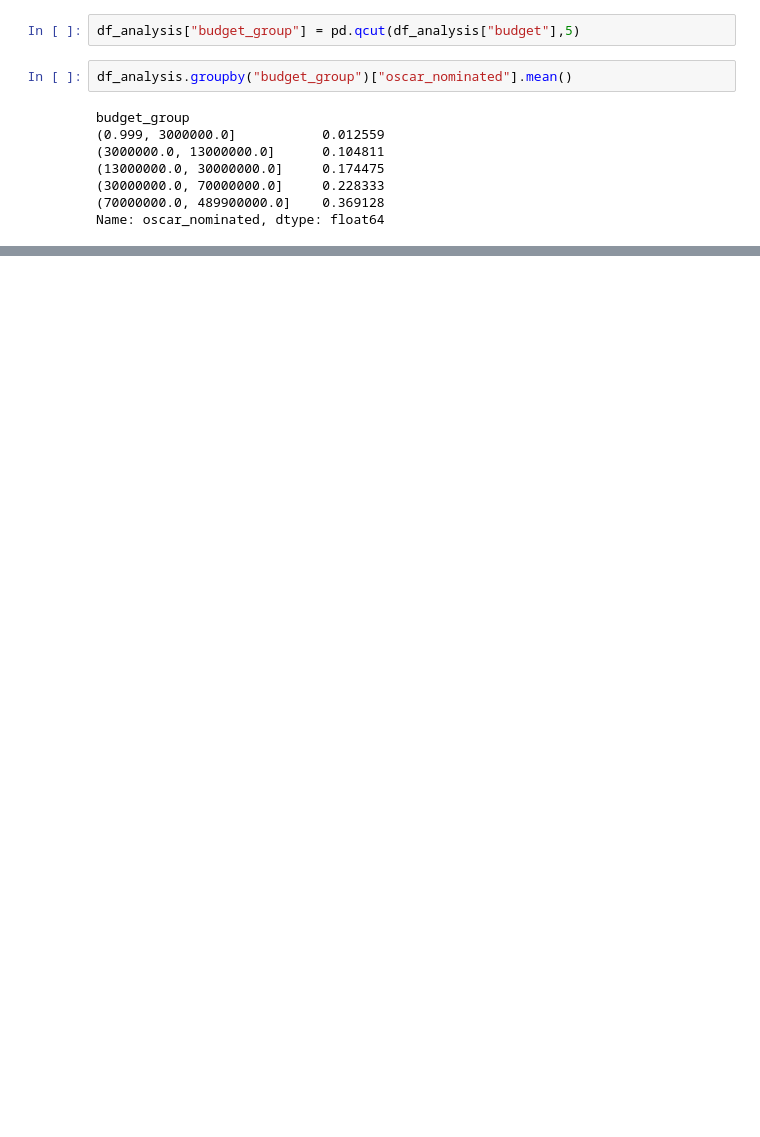
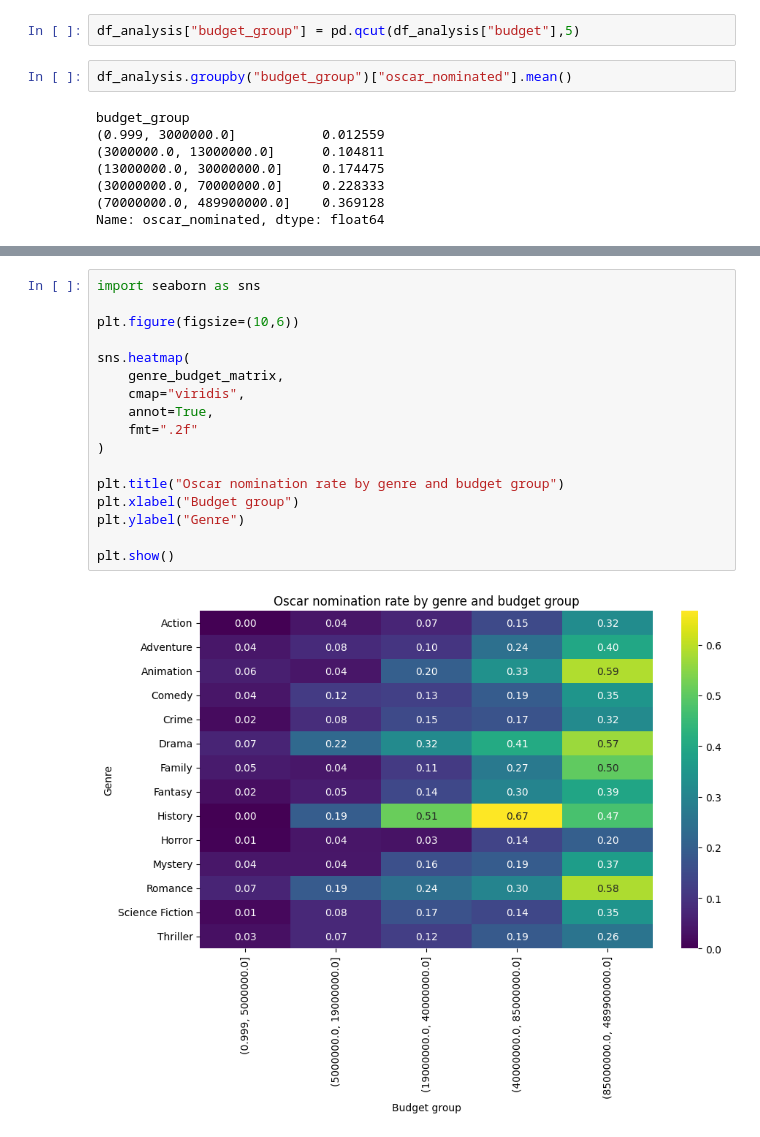
Before and after one commit to Babayaga069/ds_project, a Jupyter notebook: Questions/Q7/analyse.ipynb, the cells around one changed output, grey strips where cells are left out. Drawn from its saved outputs; the diff is of its cells as text; blank space fills up the shorter version.

```diff
--- a/Questions/Q7/analyse.ipynb
+++ b/Questions/Q7/analyse.ipynb
@@ -298,0 +254,19 @@ plt.show()
+# %%
+import seaborn as sns
+
+plt.figure(figsize=(10,6))
+
+sns.heatmap(
+    genre_budget_matrix,
+    cmap="viridis",
+    annot=True,
+    fmt=".2f"
+)
+
+plt.title("Oscar nomination rate by genre and budget group")
+plt.xlabel("Budget group")
+plt.ylabel("Genre")
+
+plt.show()
+# %% [output]
+[figure, added]
```
Also changed, not shown: parts of 16 cells of this notebook.
